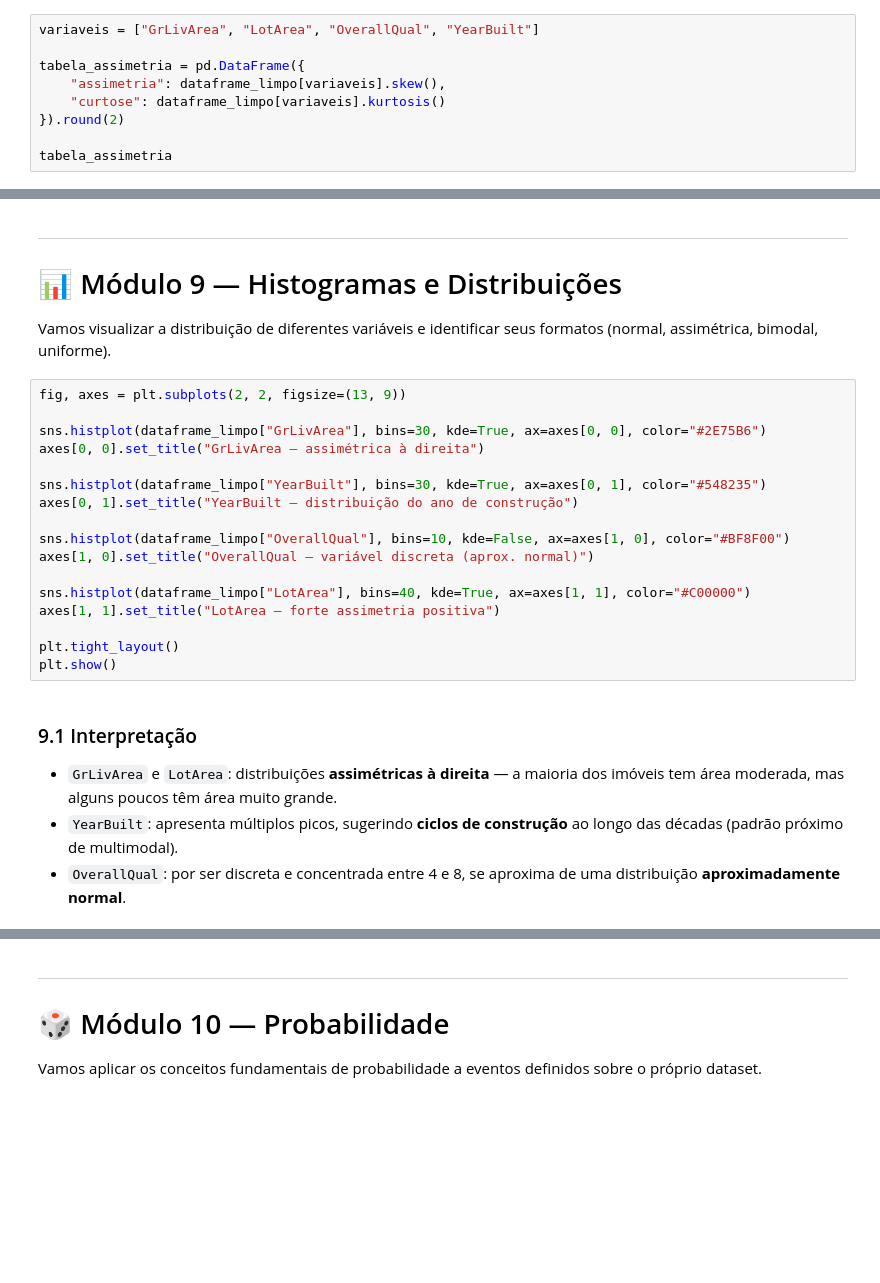
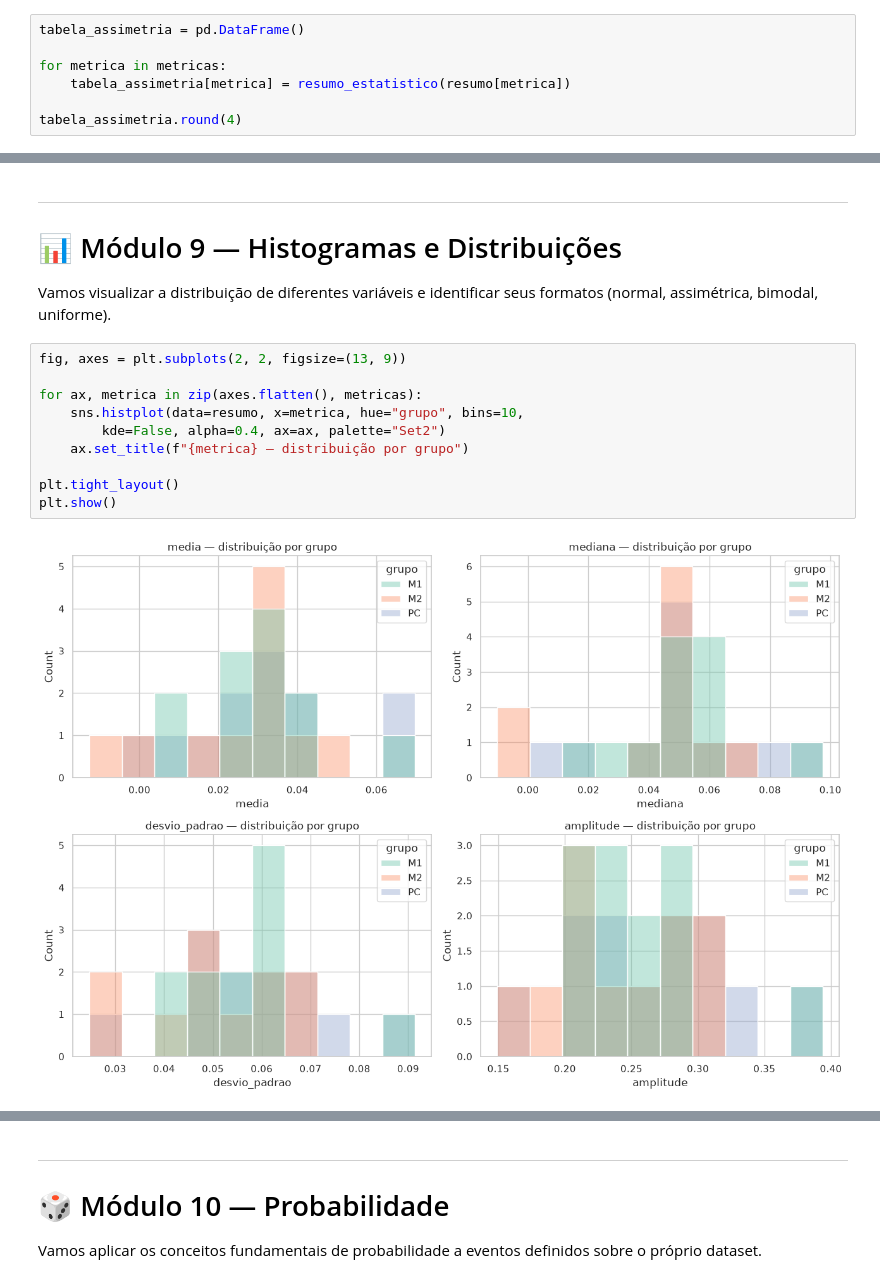
Before and after one commit to Juan-Vyctor/IA, a Jupyter notebook: atividade1/analise_espectros.ipynb, the cells around one changed output, grey strips where cells are left out. Cells and saved outputs as stored; diff of their text form; blank space fills up the shorter version.

```diff
--- a/atividade1/analise_espectros.ipynb
+++ b/atividade1/analise_espectros.ipynb
@@ -542,11 +634,9 @@ resumo_estatistico(dataframe_limpo["SalePrice"] if "SalePrice" in dataframe_limp
 - **Assimetria > 0:** cauda mais longa à direita (valores altos mais dispersos).
 - **Assimetria < 0:** cauda mais longa à esquerda.
 # %%
-variaveis = ["GrLivArea", "LotArea", "OverallQual", "YearBuilt"]
+tabela_assimetria = pd.DataFrame()
 
-tabela_assimetria = pd.DataFrame({
-    "assimetria": dataframe_limpo[variaveis].skew(),
-    "curtose": dataframe_limpo[variaveis].kurtosis()
-}).round(2)
+for metrica in metricas:
+    tabela_assimetria[metrica] = resumo_estatistico(resumo[metrica])
 
-tabela_assimetria
+tabela_assimetria.round(4)
@@ -560,23 +673,12 @@ Vamos visualizar a distribuição de diferentes variáveis e identificar seus fo
 # %%
 fig, axes = plt.subplots(2, 2, figsize=(13, 9))
 
-sns.histplot(dataframe_limpo["GrLivArea"], bins=30, kde=True, ax=axes[0, 0], color="#2E75B6")
-axes[0, 0].set_title("GrLivArea — assimétrica à direita")
-
-sns.histplot(dataframe_limpo["YearBuilt"], bins=30, kde=True, ax=axes[0, 1], color="#548235")
-axes[0, 1].set_title("YearBuilt — distribuição do ano de construção")
-
-sns.histplot(dataframe_limpo["OverallQual"], bins=10, kde=False, ax=axes[1, 0], color="#BF8F00")
-axes[1, 0].set_title("OverallQual — variável discreta (aprox. normal)")
-
-sns.histplot(dataframe_limpo["LotArea"], bins=40, kde=True, ax=axes[1, 1], color="#C00000")
-axes[1, 1].set_title("LotArea — forte assimetria positiva")
+for ax, metrica in zip(axes.flatten(), metricas):
+    sns.histplot(data=resumo, x=metrica, hue="grupo", bins=10,
+        kde=False, alpha=0.4, ax=ax, palette="Set2")
+    ax.set_title(f"{metrica} — distribuição por grupo")
 
 plt.tight_layout()
 plt.show()
+# %% [output]
+[figure, added]
-# %% [markdown]
-### 9.1 Interpretação
-
-- `GrLivArea` e `LotArea`: distribuições **assimétricas à direita** — a maioria dos imóveis tem área moderada, mas alguns poucos têm área muito grande.
-- `YearBuilt`: apresenta múltiplos picos, sugerindo **ciclos de construção** ao longo das décadas (padrão próximo de multimodal).
-- `OverallQual`: por ser discreta e concentrada entre 4 e 8, se aproxima de uma distribuição **aproximadamente normal**.
```
Also changed, not shown: parts of 41 cells of this notebook.
